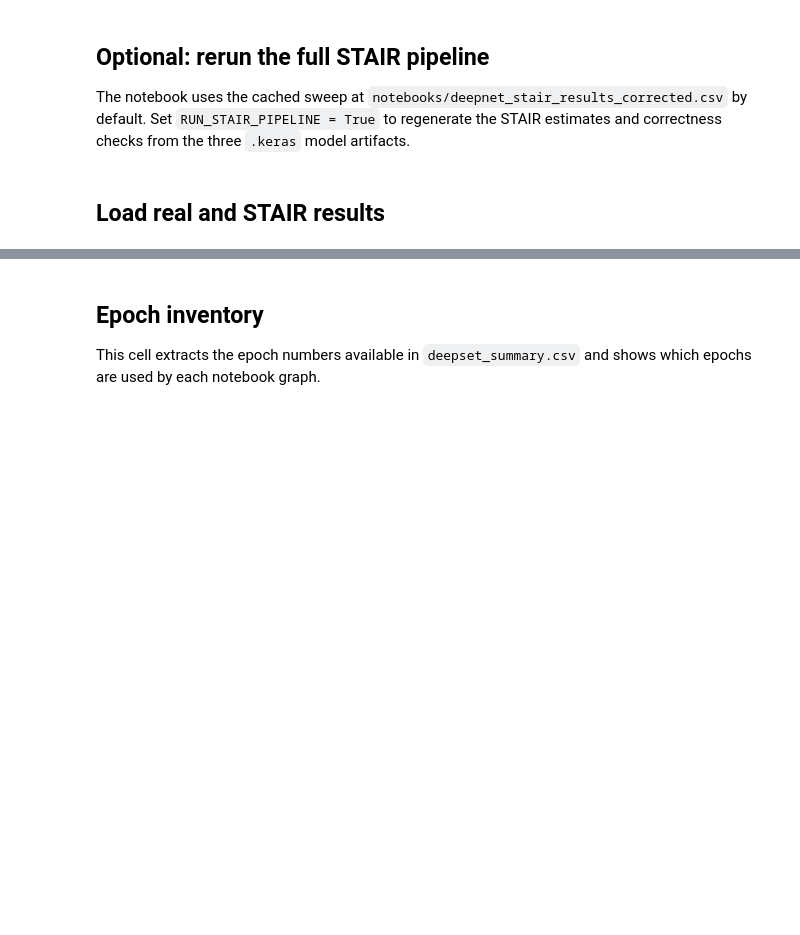
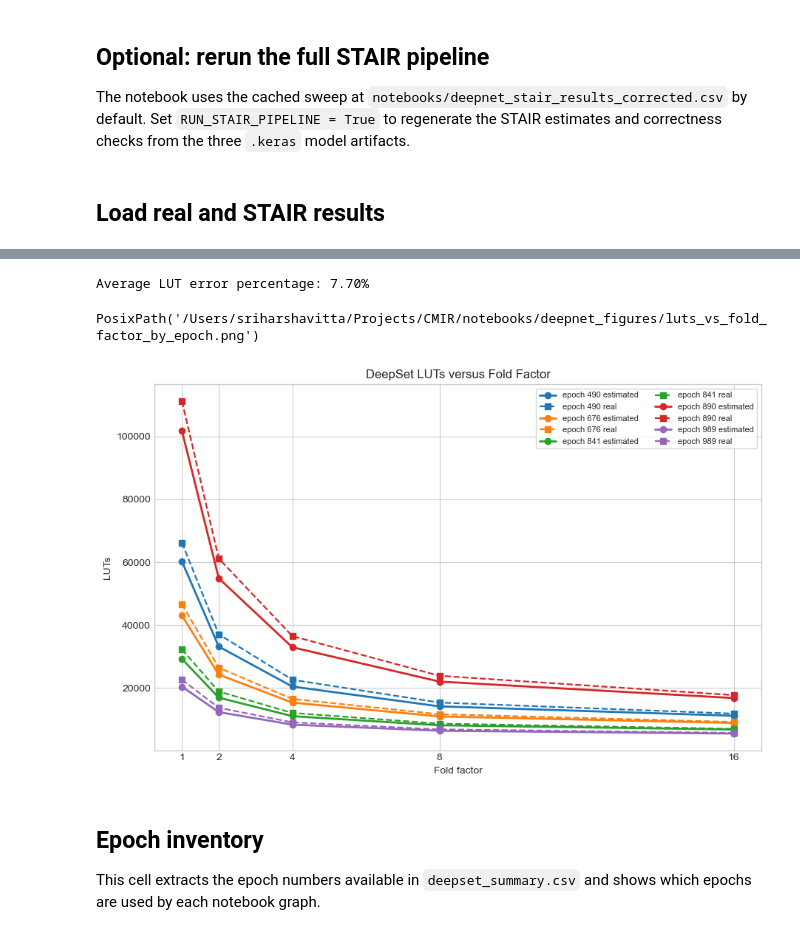
Before and after one commit to SriV04/STAIR, a Jupyter notebook: notebooks/deepnet_results.ipynb, the cells around one changed output, grey strips where cells are left out. Saved outputs shown, nothing was run; the diff lists cells and outputs as text; code cells hidden in the pictures; blank space fills up the shorter version.

```diff
--- a/notebooks/deepnet_results.ipynb
+++ b/notebooks/deepnet_results.ipynb
@@ -237,3 +223,57 @@ stair_results[ordered_cols]
+# %%
+# average lut error_pct
+print(f"Average LUT error percentage: {stair_results['lut_error_pct'].mean():.2f}%")
+# %% [output]
+Average LUT error percentage: 7.70%
+# %%
+lut_by_fold_df = (
+    stair_results[stair_results["pipeline_status"].eq("ok")]
+    .dropna(subset=["fold_factor", "estimated_lut"])
+    .sort_values(["epoch", "fold_factor"])
+    .copy()
+)
+
+fig, ax = plt.subplots(figsize=(9.2, 5.8))
+epochs = sorted(lut_by_fold_df["epoch"].dropna().astype(int).unique())
+color_cycle = plt.rcParams["axes.prop_cycle"].by_key()["color"]
+
+for idx, epoch in enumerate(epochs):
+    group = lut_by_fold_df[lut_by_fold_df["epoch"].astype(int).eq(epoch)].sort_values("fold_factor")
+    color = color_cycle[idx % len(color_cycle)]
+
+    ax.plot(
+        group["fold_factor"],
+        group["estimated_lut"],
+        marker="o",
+        linewidth=2.0,
+        color=color,
+        label=f"epoch {epoch} estimated",
+    )
+
+    real_group = group.dropna(subset=["real_lut"])
+    if not real_group.empty:
+        ax.plot(
+            real_group["fold_factor"],
+            real_group["real_lut"],
+            marker="s",
+            linestyle="--",
+            linewidth=1.6,
+            color=color,
+            label=f"epoch {epoch} real",
+        )
+
+ax.set_xticks(FOLD_FACTORS)
+ax.set_xlabel("Fold factor")
+ax.set_ylabel("LUTs")
+ax.set_title("DeepSet LUTs versus Fold Factor")
+ax.legend(frameon=True, ncols=2, fontsize=8)
+fig.tight_layout()
+luts_vs_fold_factor_path = FIG_DIR / "luts_vs_fold_factor_by_epoch.png"
+fig.savefig(luts_vs_fold_factor_path, dpi=200)
+luts_vs_fold_factor_path
+# %% [output]
+PosixPath('/Users/sriharshavitta/Projects/CMIR/notebooks/deepnet_figures/luts_vs_fold_factor_by_epoch.png')
+[figure, added]
 # %% [markdown]
 ## Epoch inventory
 
```
Also changed, not shown: parts of 7 cells of this notebook, 9 other files.
